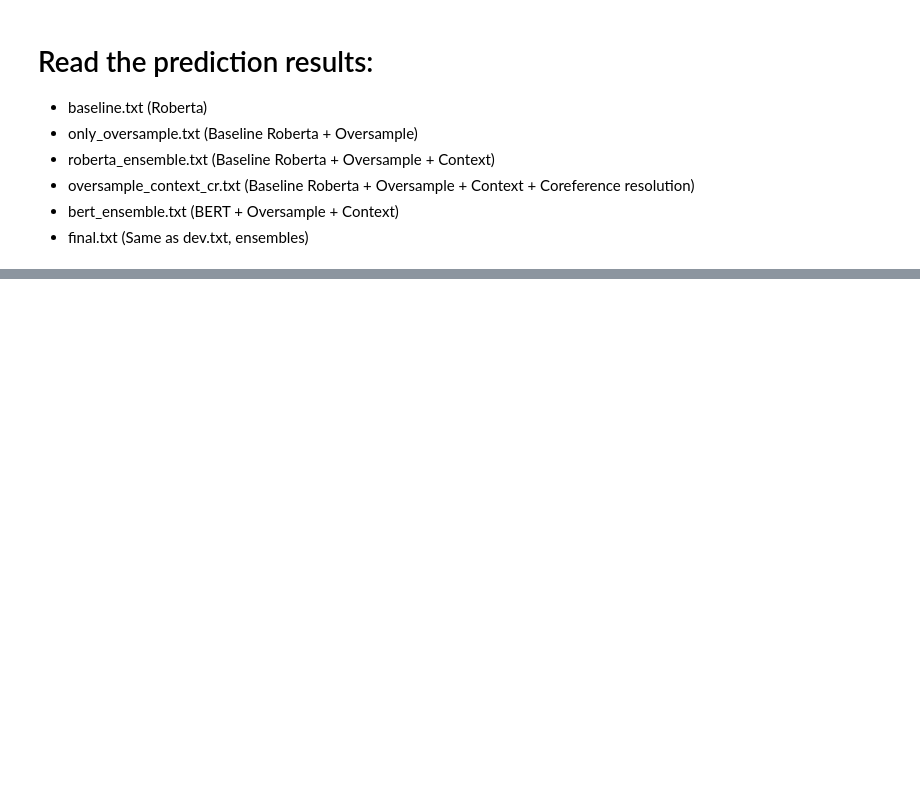
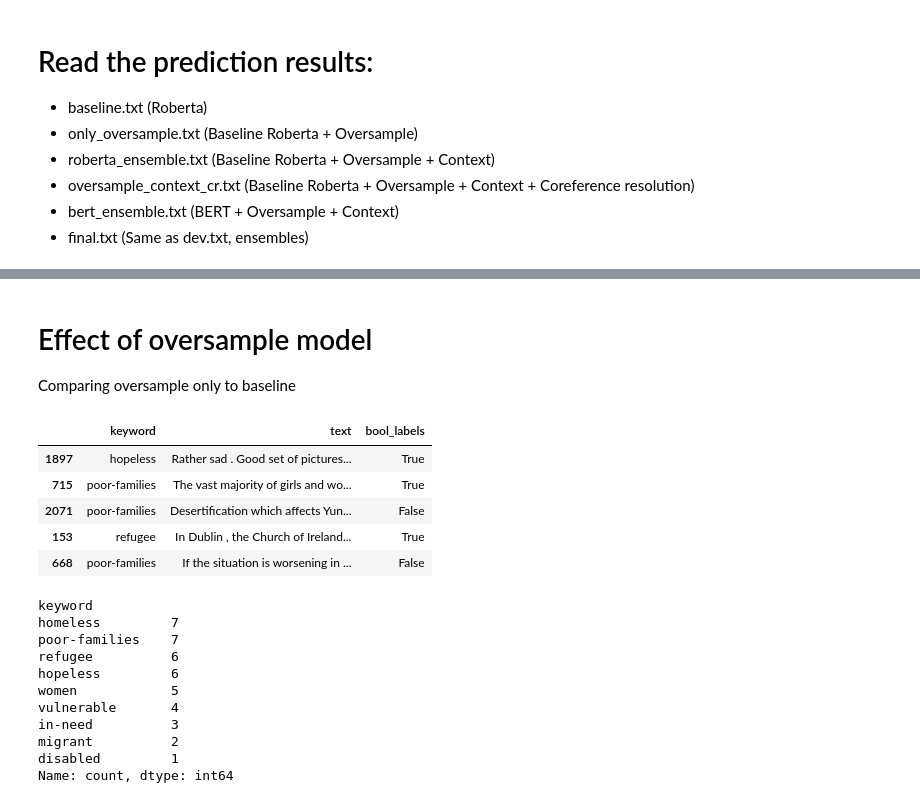
Before and after one commit to BernardMoy/NLP-PCL-Classification, a Jupyter notebook: evaluation/evaluation.ipynb, the cells around one changed output, grey strips where cells are left out. Cells and saved outputs as stored; diff of their text form; code cells hidden in the pictures; blank space fills up the shorter version.

```diff
--- a/evaluation/evaluation.ipynb
+++ b/evaluation/evaluation.ipynb
@@ -142,0 +311,28 @@ F1: 0.630
+# %% [markdown]
+# Effect of oversample model
+Comparing oversample only to baseline
+# %%
+# Sentences where only oversample performs better than baseline
+cw = df_val[(y_true == y_pred_only_oversample) & (y_true != y_pred_baseline)]
+display(cw[["keyword", "text", "bool_labels"]].sample(frac=1).head())
+
+# Keyword distribution
+cw["keyword"].value_counts()
+# %% [output]
+|  | keyword | text | bool_labels |
+| 1897 | hopeless | Rather sad . Good set of pictures... | True |
+| 715 | poor-families | The vast majority of girls and wo... | True |
+| 2071 | poor-families | Desertification which affects Yun... | False |
+| 153 | refugee | In Dublin , the Church of Ireland... | True |
+| 668 | poor-families | If the situation is worsening in ... | False |
+keyword
+homeless         7
+poor-families    7
+refugee          6
+hopeless         6
+women            5
+vulnerable       4
+in-need          3
+migrant          2
+disabled         1
+Name: count, dtype: int64
```
Also changed, not shown: parts of 18 cells of this notebook.
